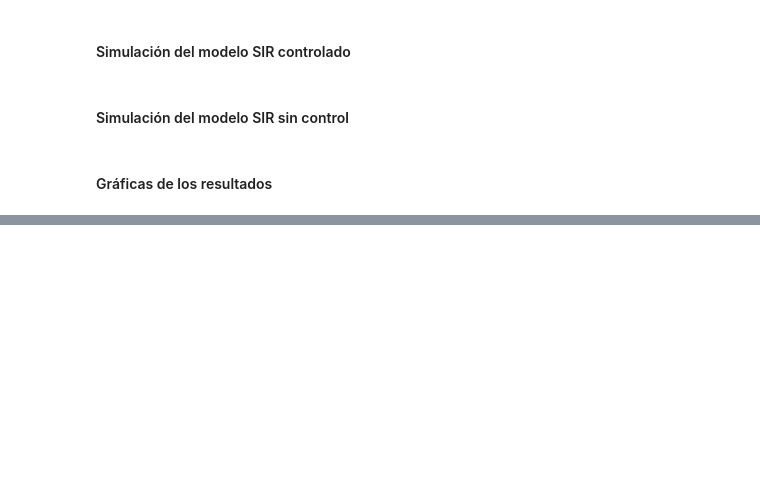
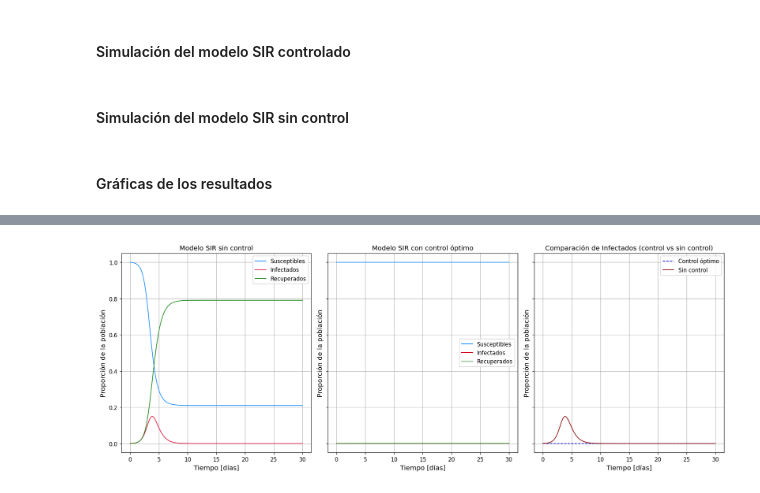
Before and after one commit to FranzValerio/Stochastic-epidemic-control, a Jupyter notebook: Notebooks/Control para modelo SIR determinista.ipynb, the cells around one changed output, grey strips where cells are left out. Drawn from its saved outputs; the diff is of its cells as text; code cells hidden in the pictures; blank space fills up the shorter version.

```diff
--- a/Notebooks/Control para modelo SIR determinista.ipynb
+++ b/Notebooks/Control para modelo SIR determinista.ipynb
@@ -477,0 +548,91 @@ plt.show()
+# %%
+# Controlado
+
+N_pob = 3000
+
+I0 = 2/N_pob
+S0 = (N_pob - I0)/N_pob
+#I0 = (N_pob - S0)/N_pob
+R0 = 0.0
+
+dt = 0.001
+t_max = 30
+
+S = np.zeros(int(t_max/dt) + 1)
+I = np.zeros(int(t_max/dt) + 1)
+R = np.zeros(int(t_max/dt) + 1)
+u = np.zeros(int(t_max/dt) + 1)
+
+S[0] = S0 * N_pob
+I[0] = I0 * N_pob
+R[0] = R0 * N_pob
+
+for i in range(1, len(S)):
+
+    u[i] = u_optimo(tf.constant([[S[i-1]]], dtype = tf.float32),
+                    tf.constant([[I[i-1]]], dtype = tf.float32), modelo_1)
+
+    dS = -(1- u[i]) * beta * S[i-1] * I[i-1]/N
+    dI = (1 - u[i]) * beta * S[i-1] * I[i-1]/N - gamma * I[i-1]
+    dR = gamma * I[i-1]
+
+    S[i] = S[i-1] + dS * dt
+    I[i] = I[i-1] + dI * dt
+    R[i] = R[i-1] + dR * dt
+
+# Sin control
+
+# Vectorizamos las variables
+S_no = np.zeros(int(t_max/dt)+1)
+I_no = np.zeros(int(t_max/dt)+1)
+R_no = np.zeros(int(t_max/dt)+1)
+#u = np.zeros(int(t_max/dt)+1)
+
+# Inicializamos con condiciones iniciales
+S_no[0] = S0*N_pob
+I_no[0] = I0*N_pob
+R_no[0] = R0*N_pob
+
+# Simulamos con el método de Euler sin control (u = 0)
+for i in range(1, len(S_no)):
+
+
+    dS_no = -beta*S_no[i-1]*I_no[i-1]/N_pob
+
+    dI_no = beta*S_no[i-1]*I_no[i-1]/N_pob - gamma*I_no[i-1]
+
+    dR_no = gamma*I_no[i-1]
+
+    S_no[i] = S_no[i-1] + dS_no*dt
+    I_no[i] = I_no[i-1] + dI_no*dt
+    R_no[i] = R_no[i-1] + dR_no*dt
+
+t = np.linspace(0, t_max, len(S))
+fig, (ax1,ax2, ax3) = plt.subplots(1, 3, figsize =(16,6), dpi = 120, sharey = True)
+ax1.plot(t, S_no/N_pob, lw = 1.2, color = 'dodgerblue', label = 'Susceptibles')
+ax1.plot(t, I_no/N_pob, lw = 1.2, color = 'crimson', label = 'Infectados')
+ax1.plot(t, R_no/N_pob, lw = 1.2, color = 'forestgreen', label = 'Recuperados')
+ax1.set_xlabel('Tiempo [días]', fontsize = 12)
+ax1.set_ylabel('Proporción de la población', fontsize = 12)
+ax1.set_title('Modelo SIR sin control', fontsize = 12)
+ax2.plot(t, S/N_pob, lw = 1.2, color = 'dodgerblue', label = 'Susceptibles')
+ax2.plot(t, I/N_pob, lw = 1.2, color = 'crimson', label = 'Infectados')
+ax2.plot(t, R/N_pob, lw = 1.2, color = 'forestgreen', label = 'Recuperados')
+ax2.set_xlabel('Tiempo [días]', fontsize = 12)
+ax2.set_ylabel('Proporción de la población', fontsize = 12)
+ax2.set_title('Modelo SIR con control óptimo', fontsize = 12)
+ax3.plot(t, I/N_pob, lw = 1.2, ls = '--', color = 'mediumblue', label = 'Control óptimo')
+ax3.plot(t, I_no/N_pob, lw = 1.2, color = 'darkred', label = 'Sin control')
+ax3.set_xlabel('Tiempo [días]', fontsize = 12)
+ax3.set_ylabel('Proporción de la población', fontsize = 12)
+ax3.set_title('Comparación de Infectados (control vs sin control)', fontsize = 12)
+ax1.legend()
+ax2.legend()
+ax3.legend()
+ax1.grid()
+ax2.grid()
+ax3.grid()
+plt.tight_layout()
+plt.show()
+# %% [output]
+[figure, added]
```
Also changed, not shown: parts of 6 cells of this notebook.
